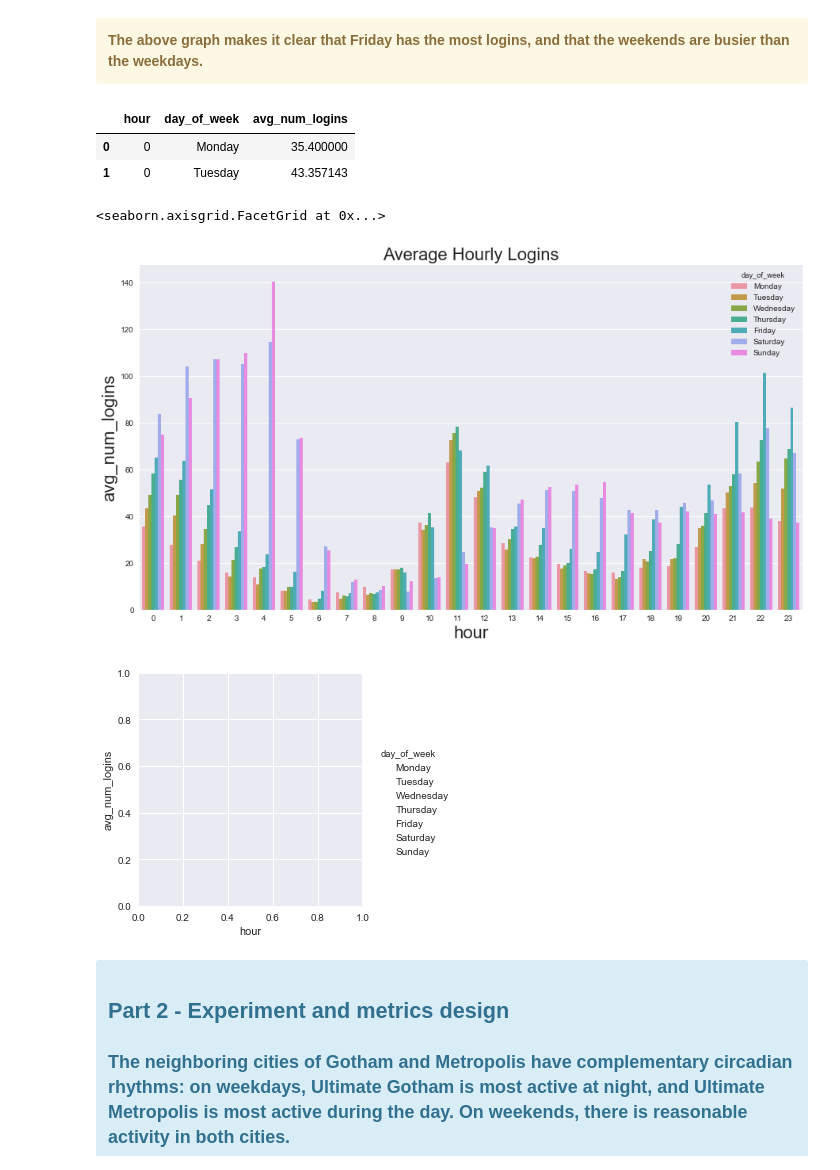
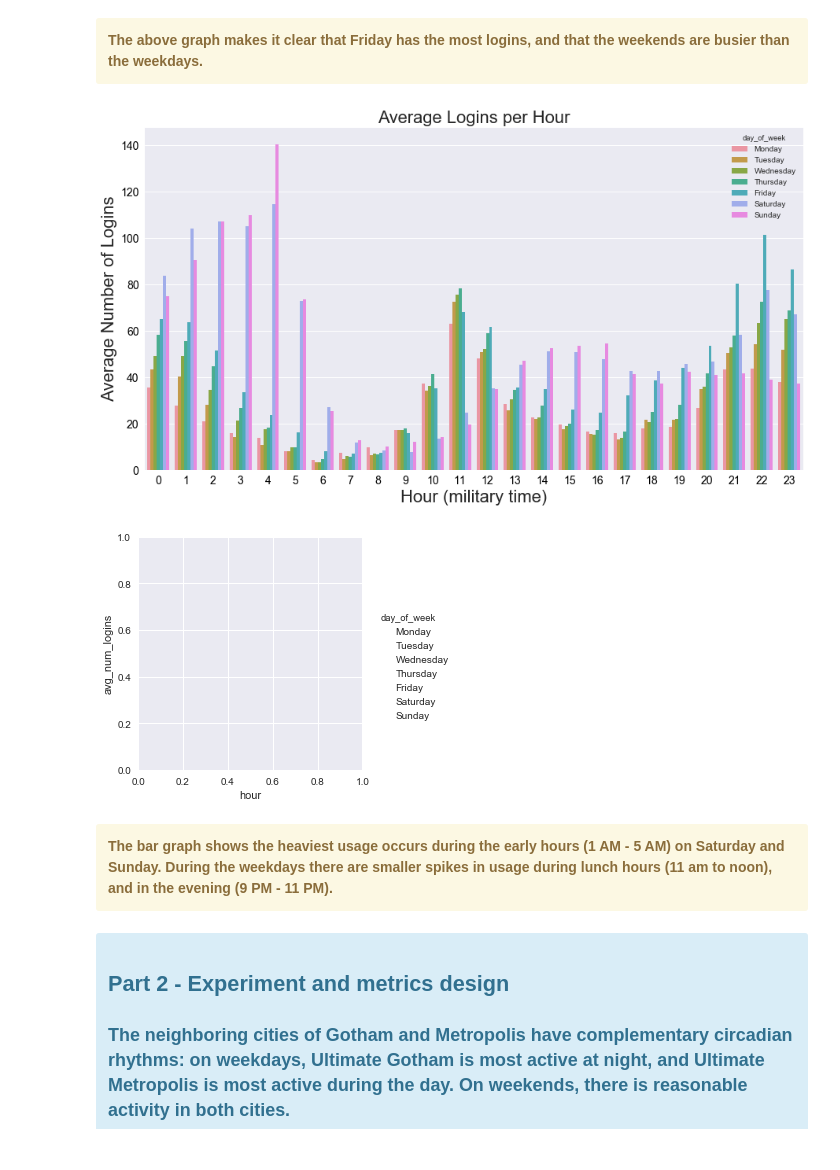
Before and after one commit to mtchem/Ultimate_technologies_challenge, a Jupyter notebook: Ulimate_inc_challenge.ipynb, the cells around one changed output. Saved outputs shown, nothing was run; the diff lists cells and outputs as text; code cells hidden in the pictures.

Commit message:
cleaned up bar graph of average hourly useage

```diff
--- a/Ulimate_inc_challenge.ipynb
+++ b/Ulimate_inc_challenge.ipynb
@@ -110,24 +110,21 @@ avg_hourly_logins = avg_hourly_logins.stack(level=['day_of_week'])
 # name the stack
 avg_hourly_logins.name = 'avg_num_logins'
 avg_hourly_logins_df = avg_hourly_logins.reset_index()
-# %%
-avg_hourly_logins_df.head(2)
-# %% [output]
-|  | hour | day_of_week | avg_num_logins |
-| 0 | 0 | Monday | 35.400000 |
-| 1 | 0 | Tuesday | 43.357143 |
 # %%
 # plot average hourly use
 fig, ax = plt.subplots(figsize = (15,8))
-plt.xlabel('Hours', fontsize = 22)
-plt.ylabel('Number of Logins', fontsize = 22)
-plt.title('Average Hourly Logins', fontsize = 22)
-
+ax.set_title('Average Logins per Hour', fontsize = 22)
 sns.factorplot(ax = ax, x='hour', y='avg_num_logins', data=avg_hourly_logins_df, kind = 'bar', hue='day_of_week')
+ax.set_xlabel('Hour (military time)', fontsize = 22)
+ax.set_ylabel('Average Number of Logins', fontsize = 22)
+ax.tick_params(labelsize=14,labelcolor="black")
 # %% [output]
-<seaborn.axisgrid.FacetGrid at 0x...>
-[figure, old version]
+[figure, new version]
 [figure]
+# %% [markdown]
+<div class="alert alert-warning">
+<strong>The bar graph shows the heaviest usage occurs during the early hours (1 AM - 5 AM) on Saturday and Sunday.  During the weekdays there are smaller spikes in usage during lunch hours (11 am to noon), and in the evening (9 PM - 11 PM).</strong>
+</div>
 # %% [markdown]
 <div class="alert alert-info">
 <H2> Part 2 ‑ Experiment and metrics design </H2>
```
Also changed, not shown: 1 other file.
